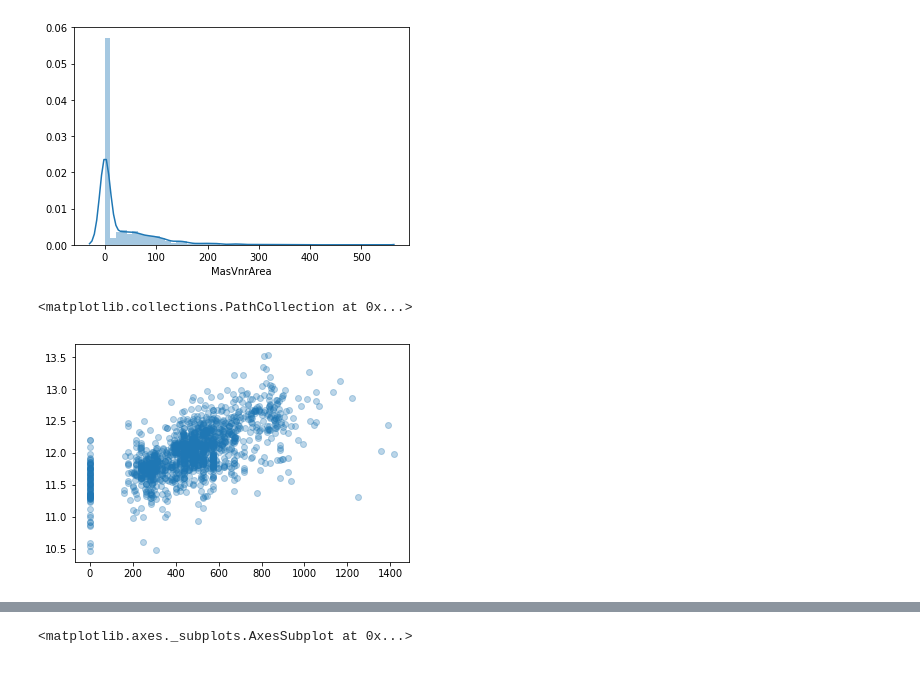
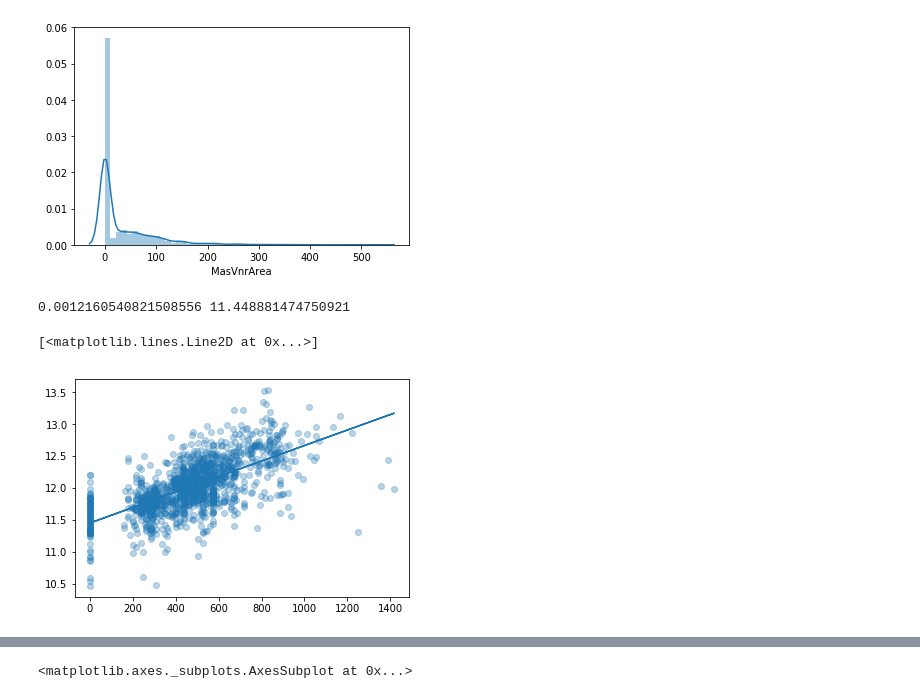
Before and after one commit to strachan/house_pricing_prediction, a Jupyter notebook: missing_values.ipynb, the cells around one changed output, grey strips where cells are left out. Saved outputs shown, nothing was run; the diff lists cells and outputs as text; code cells hidden in the pictures.

```diff
--- a/missing_values.ipynb
+++ b/missing_values.ipynb
@@ -65,6 +154,3 @@ dtype: int64
-# %%
-x.loc[x['BsmtFinSF1'] == 0 ,'BsmtFinType1'] = 'Unf'
-x.loc[x['BsmtFinSF2'] == 0 ,'BsmtFinType2'] = 'Unf'
 # %%
 x['BsmtQualBinary'] = (x['BsmtQual'] == 'Ex') | (x['BsmtQual'] == 'Gd')
 # %%
@@ -83,8 +169,6 @@ x.drop(columns=['FireplaceQu'], inplace=True)
 x['GarageTypeBinary'] = (x['GarageType'] == 'Attchd') | (x['GarageType'] == 'BuiltIn')
 # %%
 x.drop(columns=['GarageType'], inplace=True)
-# %%
-x.loc[x['GarageYrBlt'].isna(), 'GarageYrBlt'] = x.loc[x['GarageYrBlt'].isna(), 'YearBuilt']
 # %%
 x['GarageFinishBinary'] = (x['GarageFinish'] == 'Fin') | (x['GarageFinish'] == 'RFn')
 # %%
@@ -95,15 +179,9 @@ x.drop(columns=['GarageQual'], inplace=True)
 x.drop(columns=['GarageCond'], inplace=True)
 # %%
 x.drop(columns=['Fence'], inplace=True)
-# %%
-# 1 missing value
-x.loc[x['Electrical'].isna(), 'Electrical'] = 'SBrkr'
 # %%
 x['ElectricalSBrkr'] = x['Electrical'] == 'SBrkr'
 x.drop(columns=['Electrical'], inplace=True)
-# %%
-x.loc[x['MasVnrType'].isna(), 'MasVnrType'] = 'None'
-x.loc[x['MasVnrArea'].isna(), 'MasVnrArea'] = 0
 # %%
 x['MasVnrTypeBinary'] = (x['MasVnrType'] == 'BrkFace') | (x['MasVnrType'] == 'Stone')
 # %%
@@ -241,8 +321,17 @@ sns.distplot(x.loc[:, 'MasVnrArea']**1/3)
 # %% [output]
 <matplotlib.axes._subplots.AxesSubplot at 0x...>
 [figure]
-# %%
-plt.scatter(x['GarageArea'], y, alpha=0.3)
-# %% [output]
-<matplotlib.collections.PathCollection at 0x...>
-[figure, removed]
+# %%
+plt.scatter(x['GarageArea'], y, alpha=0.3)
+
+from scipy import stats
+
+# Generated linear fit
+slope, intercept, r_value, p_value, std_err = stats.linregress(x['GarageArea'],y)
+print(slope, intercept)
+y_fit = intercept + slope*x['GarageArea']
+plt.plot(x['GarageArea'], y_fit)
+# %% [output]
+0.0012160540821508556 11.448881474750921
+[<matplotlib.lines.Line2D at 0x...>]
+[figure, added]
```
Also changed, not shown: parts of 26 cells of this notebook.
